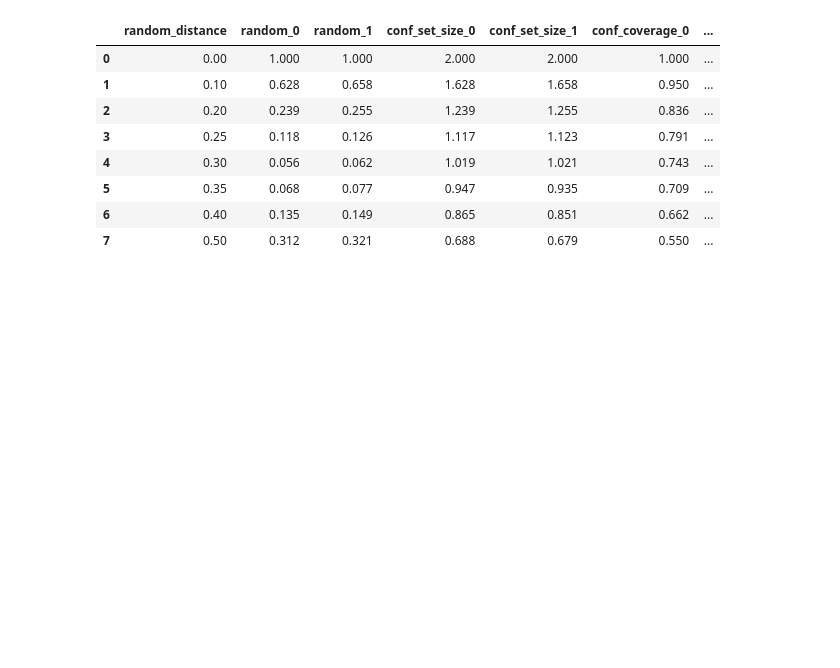
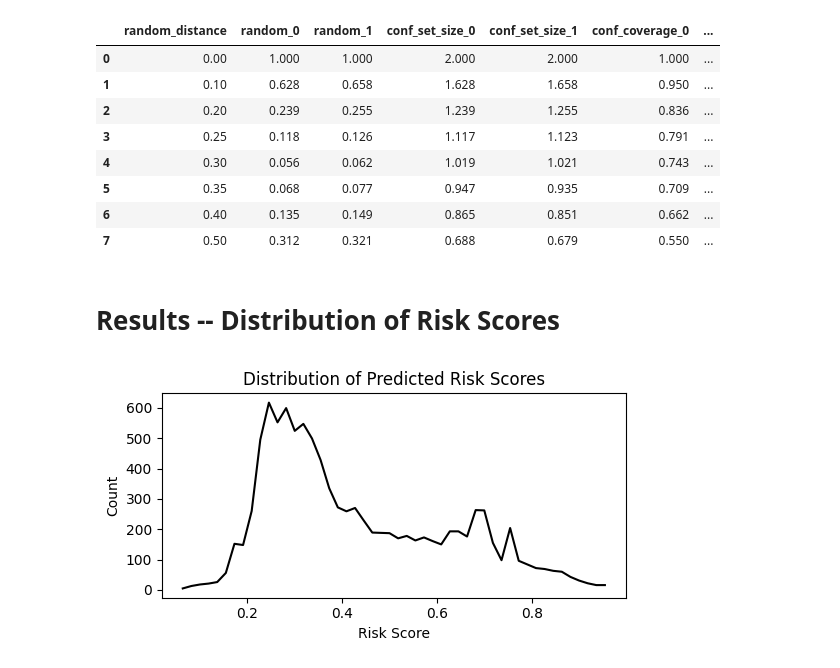
Before and after one commit to shomikj/severity_randomness, a Jupyter notebook: German Credit Results - Conformal.ipynb, the cells around one changed output. Cells and saved outputs as stored; diff of their text form; code cells hidden in the pictures; blank space fills up the shorter version.

```diff
--- a/German Credit Results - Conformal.ipynb
+++ b/German Credit Results - Conformal.ipynb
@@ -374,3 +374,33 @@ table_by_fairness(df, ["random", "conf_set_size", "conf_coverage"])
 | 5 | 0.35 | 0.068 | 0.077 | 0.947 | 0.935 | 0.709 | ... |
 | 6 | 0.40 | 0.135 | 0.149 | 0.865 | 0.851 | 0.662 | ... |
 | 7 | 0.50 | 0.312 | 0.321 | 0.688 | 0.679 | 0.550 | ... |
+# %% [markdown]
+# Results -- Distribution of Risk Scores
+# %%
+df = pd.read_csv("../data/german_credit_results/german_credit_risk_scores.csv")
+# %%
+c0, b0 = np.histogram(df.loc[df["threshold"]==0, "risk_score"], 50)
+c1, b1 = np.histogram(df.loc[(df["threshold"]==0.1), "risk_score"], 50)
+c2, b2 = np.histogram(df.loc[(df["threshold"]==0.2), "risk_score"], 50)
+c25, b25 = np.histogram(df.loc[(df["threshold"]==0.25), "risk_score"], 50)
+c3, b3 = np.histogram(df.loc[(df["threshold"]==0.3), "risk_score"], 50)
+c35, b35 = np.histogram(df.loc[(df["threshold"]==0.35), "risk_score"], 50)
+c4, b4 = np.histogram(df.loc[(df["threshold"]==0.4), "risk_score"], 50)
+c5, b5 = np.histogram(df.loc[(df["threshold"]==0.5), "risk_score"], 50)
+# %%
+plt.rcParams["figure.figsize"] = [5.5,3]
+fig, ax = plt.subplots()
+
+
+ax.plot(b0[:-1], c0, color='black')
+
+plt.ylabel("Count")
+plt.xlabel("Risk Score")
+plt.title("Distribution of Predicted Risk Scores")
+#plt.legend(bbox_to_anchor=(1.05, 1.0), loc='upper left')
+fig.tight_layout()
+
+plt.show()
+#fig.savefig('risk.jpg')
+# %% [output]
+[figure, added]
```
Also changed, not shown: parts of 1 cell of this notebook, 3 other files.
